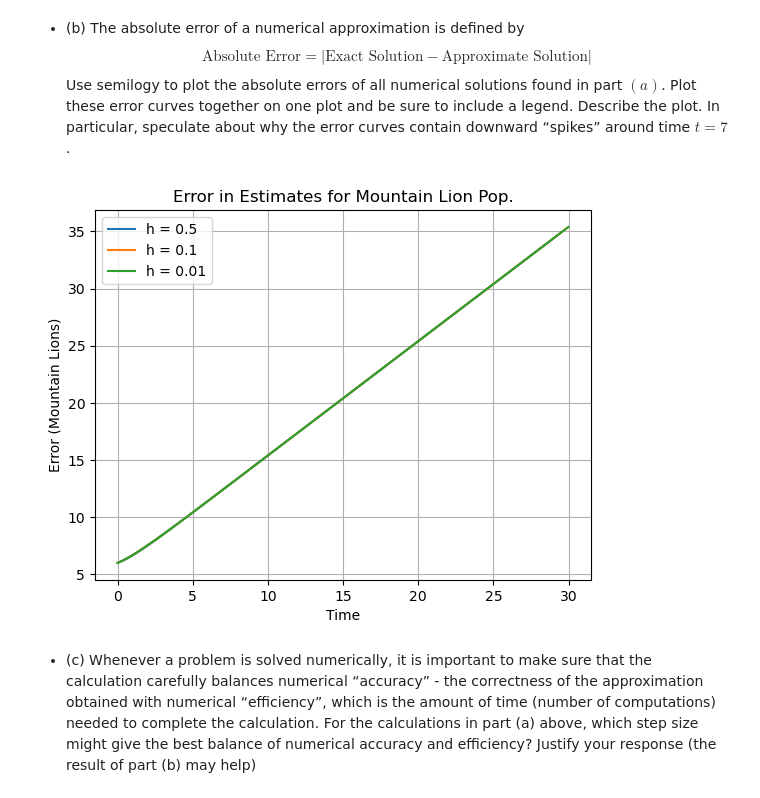
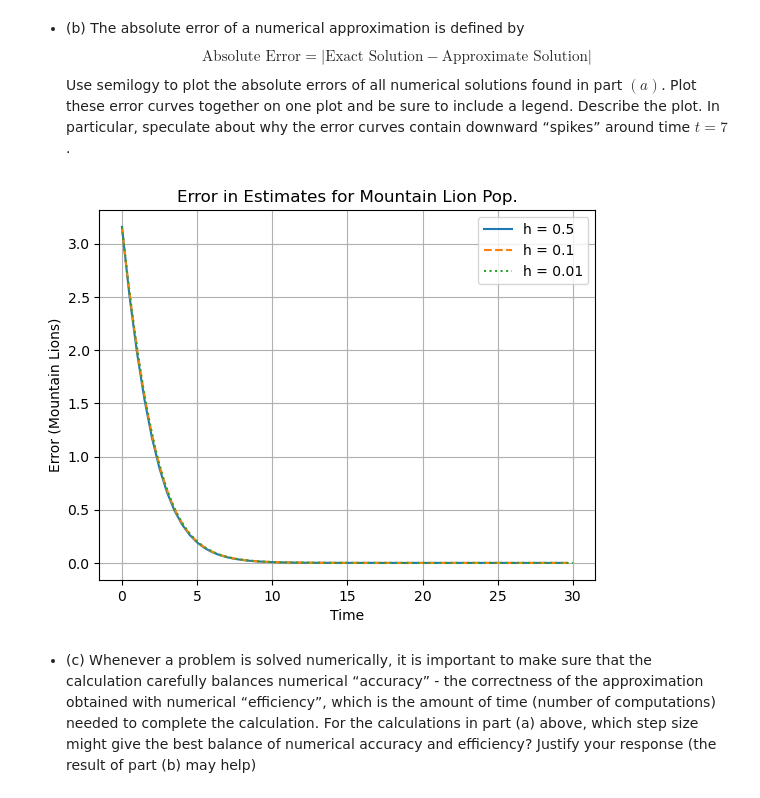
Before and after one commit to scottito/DiffEqProj1, a Jupyter notebook: Project1.ipynb, the cells around one changed output. Drawn from its saved outputs; the diff is of its cells as text; code cells hidden in the pictures.

```diff
--- a/Project1.ipynb
+++ b/Project1.ipynb
@@ -175,7 +175,7 @@ def eulers(h,I):
 # %%
 # The actual answer to the system:
 def solution(t):
-    return -t
+    return L / (1+(L/x0)*np.exp(-r*t))
 # %%
 # Create graph of estimate with step size 0.5
 t1, x1 = eulers(h1,I1)
@@ -222,26 +222,26 @@ def error(h, x):
 # %%
 # Create graph of errors with step size 0.5
 e1 = error(h1,x1)
 plt.plot(t1, e1, label="h = 0.5")
 
 # Create graph of errors with step size 0.1
 e2 = error(h2,x2)
-plt.plot(t2, e2, label="h = 0.1")
+plt.plot(t2, e2, '--', label="h = 0.1")
 
 # Create graph of errors with step size 0.01
 e3 = error(h3,x3)
-plt.plot(t3, e3, label="h = 0.01")
+plt.plot(t3, e3, ':', label="h = 0.01")
 
 # Make the plot pretty
 plt.title("Error in Estimates for Mountain Lion Pop.")
 plt.xlabel("Time")
 plt.ylabel("Error (Mountain Lions)")
 plt.grid()
 plt.legend()
 
 plt.show()
 # %% [output]
-[figure, old version]
+[figure, new version]
 # %% [markdown]
 - (c) Whenever a problem is solved numerically, it is important to make sure that the calculation carefully balances numerical “accuracy” - the correctness of the approximation obtained with numerical “efficiency”, which is the amount of time (number of computations) needed to complete the calculation. For the calculations in part (a) above, which step size might give the best balance of numerical accuracy and efficiency? Justify your response (the result of part (b) may help)
 # %% [markdown]
```
Also changed, not shown: parts of 5 cells of this notebook.
